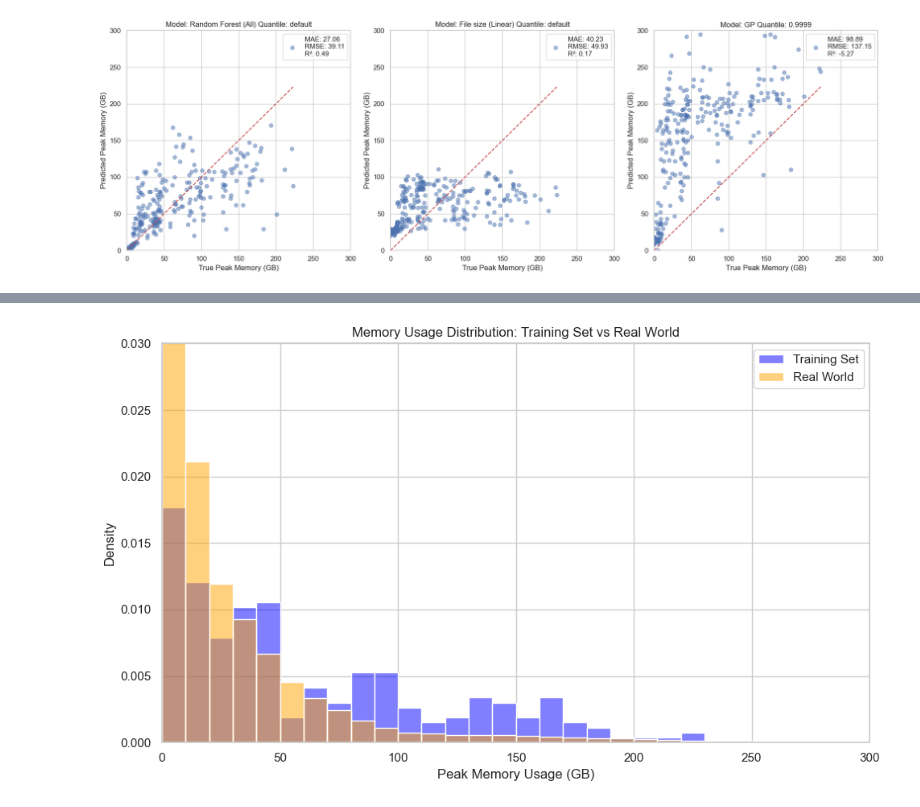
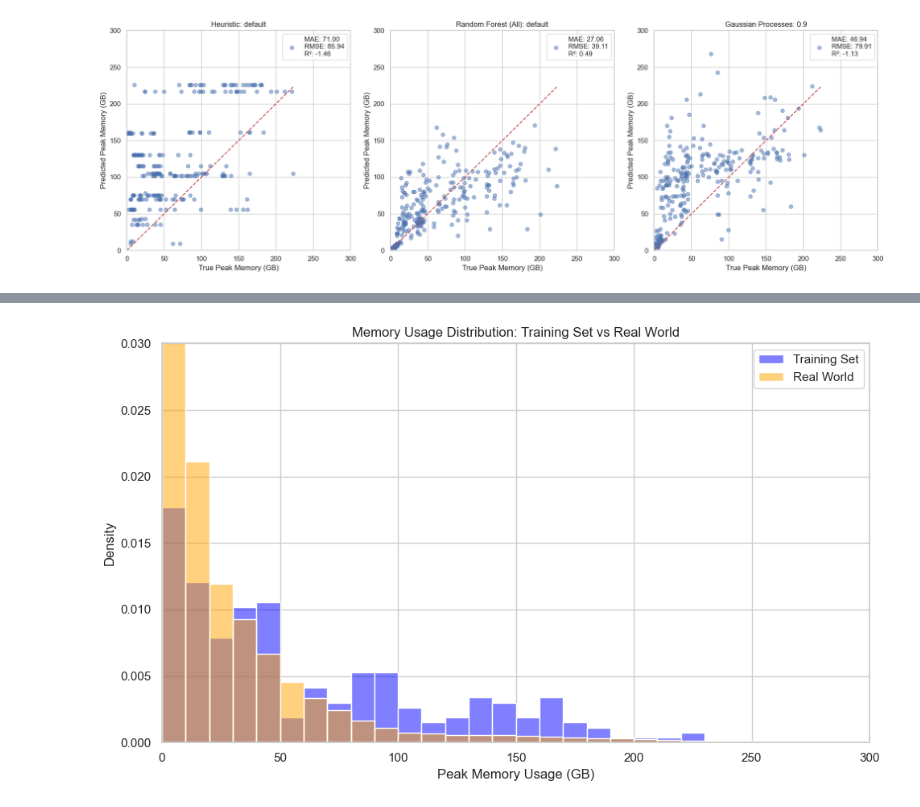
Before and after one commit to usegalaxy-eu/FAIRyMAGs, a Jupyter notebook: resource-estimation/evaluation-metrics/evaluation_metrics.ipynb, the cells around one changed output, grey strips where cells are left out. Saved outputs shown, nothing was run; the diff lists cells and outputs as text; code cells hidden in the pictures.

Commit message:
Code complete. README to document process and message

```diff
--- a/resource-estimation/evaluation-metrics/evaluation_metrics.ipynb
+++ b/resource-estimation/evaluation-metrics/evaluation_metrics.ipynb
@@ -851,14 +182,14 @@ features_all = stats.columns.tolist()
 # build model list
 models = [
     ("Random Forest (All)", features_all, RandomForestRegressor(random_state=42)),
-    ("File size (Linear)", ["file_size"], LinearRegression()),
+    # ("File size (Linear)", ["file_size"], LinearRegression()),
 ]
 
 
 cv = KFold(n_splits=5, shuffle=True, random_state=42)
 
-quant_results = {}
-quantiles = [0.5,0.75,0.8,0.85, 0.9, 0.95, 0.99, 0.995, 0.9999, 0.99999]
+# quant_results = {}
+quantiles = [0.9, 0.99]
 
 # iterate through folds
 for train_idx, test_idx in cv.split(stats, y):
@@ -869,46 +200,52 @@ for train_idx, test_idx in cv.split(stats, y):
         _base_model.fit(x_train[feat_list],y_train)
         preds = _base_model.predict(x_test[feat_list])
         quant_results.setdefault((title,"default"), np.empty_like(y))[test_idx]  = preds
-
-        # model that puts more weight in smaller jobs
-        w = 1 / np.clip(y_train, 1, None)
-        w = w / w.mean()  # normalize
-        _base_model.fit(x_train[feat_list],y_train, sample_weight=w)
-        preds  = _base_model.predict(x_test[feat_list])
-        quant_results.setdefault((title,"small_biased"), np.empty_like(y))[test_idx]  = preds
+        #
+        _base_model.fit(stats_biome.iloc[train_idx],y_train)
+        preds = _base_model.predict(stats_biome.iloc[test_idx])
+        quant_results.setdefault((title,"+ Biome"), np.empty_like(y))[test_idx]  = preds
 
     ## BAYES
     model = train_and_save(df.iloc[train_idx], out_path=None, log_target=False)
+    model_biome = train_and_save(df_biome.iloc[train_idx], out_path=None, log_target=False)
 
     # 3) Evaluate on validation split
     X_val = df.iloc[test_idx].drop(columns=[TARGET_COL])
+    Xbiome_val = df_biome.iloc[test_idx].drop(columns=[TARGET_COL])
     y_val = df.iloc[test_idx][TARGET_COL].to_numpy(float)
 
     for _q in quantiles:
         _y_q = model.predict_quantile(X_val, q=_q)
-        quant_results.setdefault(("GP",_q), np.empty_like(y))[test_idx]  = _y_q
+        quant_results.setdefault(("Gaussian Processes",_q), np.empty_like(y))[test_idx]  = _y_q
+        _y_q = model_biome.predict_quantile(Xbiome_val, q=_q)
+        quant_results.setdefault(("Gaussian Processes biome",_q), np.empty_like(y))[test_idx]  = _y_q
 # %%
-# 3 subplots with scatterplots of predictions vs true. where true = list(y) and pred = quant_results[keys]. The keys I want are [("Random Forest (All)","default"),("File size (Linear)","default"),("GP",0.9999)]
+# 3 subplots with scatterplots of predictions vs true. where true = list(y) and pred = quant_results[keys]. The keys I want are [("Random Forest (All)","default"),("File size (Linear)","default"),("Gaussian Processes",0.9999)]
 # - draw diagonal,
 # - also calculate MAE, RMSE, and R² (show in legend)
 import matplotlib.pyplot as plt
 from sklearn.metrics import mean_absolute_error, root_mean_squared_error, r2_score
-fig, axes = plt.subplots(1, 3, figsize=(18, 6))
-keys = [("Random Forest (All)","default"),("File size (Linear)","default"),("GP",0.9999)]
+keys = [
+    ("Heuristic","default"),
+    # ("File size (Linear)","default"),
+    ("Random Forest (All)","default"),
+    ("Gaussian Processes",0.9)
+    ]
+fig, axes = plt.subplots(1, len(keys), figsize=(6*len(keys), 6))
 for ax, key in zip(axes, keys):
     preds = quant_results[key]
     ax.scatter(y, preds, alpha=0.5)
     ax.plot([y.min(), y.max()], [y.min(), y.max()], 'r--')
-    ax.set_title(f"Model: {key[0]} Quantile: {key[1]}")
+    ax.set_title(f"{key[0]}: {key[1]}")
     ax.set_xlabel("True Peak Memory (GB)")
     ax.set_ylabel("Predicted Peak Memory (GB)")
     mae = mean_absolute_error(y, preds)
     rmse = root_mean_squared_error(y, preds)
     r2 = r2_score(y, preds)
     ax.legend([f"MAE: {mae:.2f}\nRMSE: {rmse:.2f}\nR²: {r2:.2f}"])
     # set limits
     ax.set_xlim(0, 300)
     ax.set_ylim(0, 300)
 plt.tight_layout()
 # %% [output]
-[figure, old version]
+[figure, new version]
```
Also changed, not shown: parts of 30 cells of this notebook, 32 other files.
